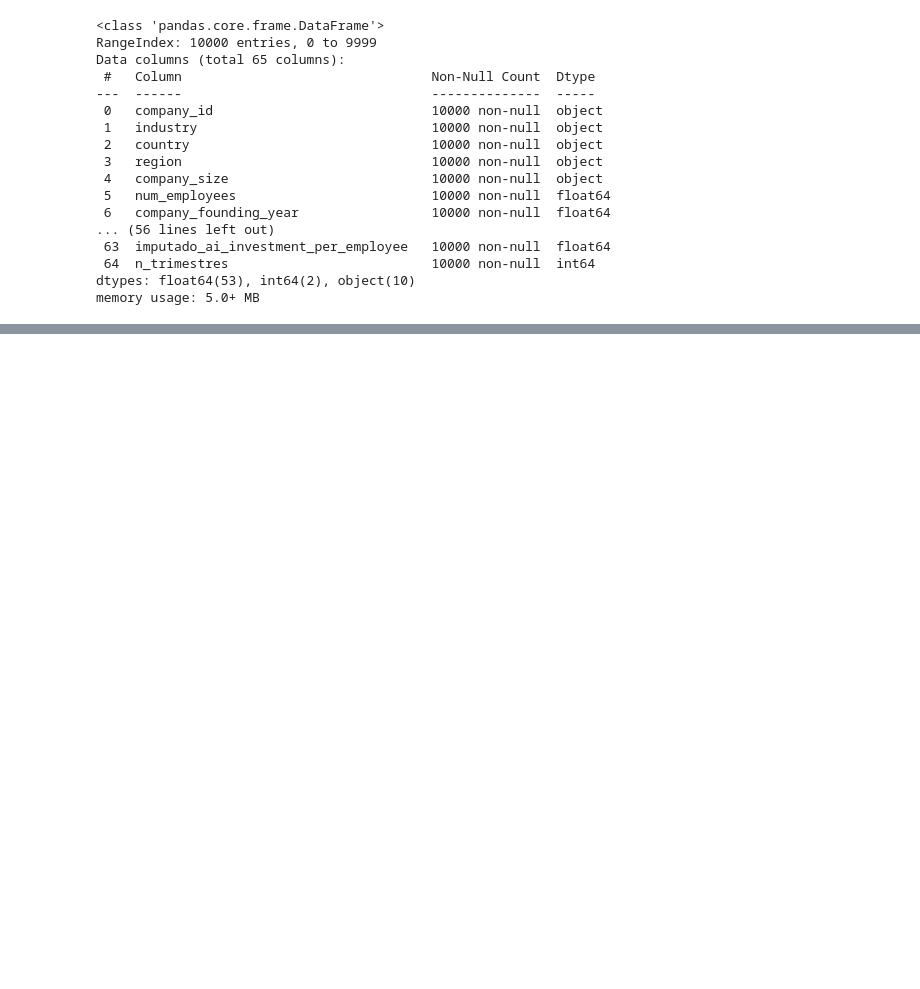
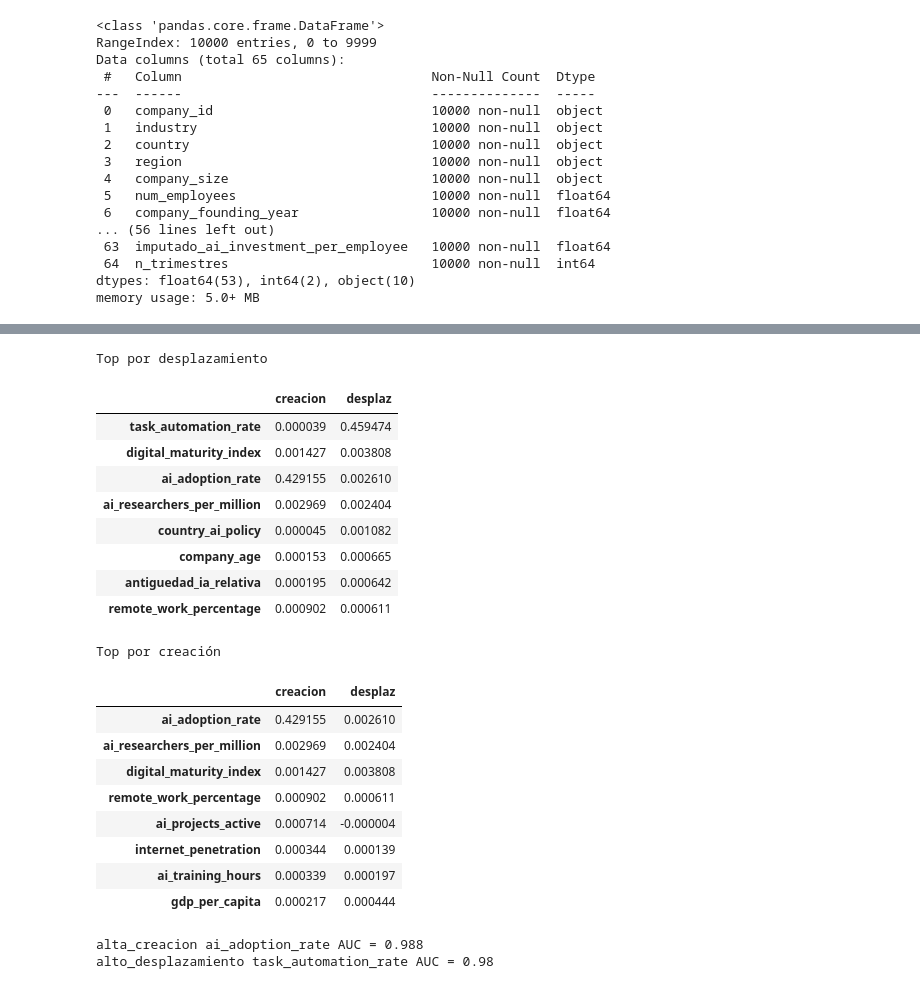
Before and after one commit to Franncippi/Proyecto-mentoria-M09, a Jupyter notebook: notebooks/03_modelado.ipynb, the cells around one changed output, grey strips where cells are left out. Cells and saved outputs as stored; diff of their text form; code cells hidden in the pictures; blank space fills up the shorter version.

```diff
--- a/notebooks/03_modelado.ipynb
+++ b/notebooks/03_modelado.ipynb
@@ -120,0 +472,37 @@ memory usage: 5.0+ MB
+# %%
+# Permutation importance: ordenar por cada target (antes se cortaba según creación)
+imp = pd.concat([pi_cre.rename("creacion"), pi_des.rename("desplaz")], axis=1)
+print("Top por desplazamiento"); display(imp.sort_values("desplaz", ascending=False).head(8))
+print("Top por creación");       display(imp.sort_values("creacion", ascending=False).head(8))
+
+# Modelo mínimo: una sola variable por target (logit sin regularización especial)
+from sklearn.linear_model import LogisticRegression
+for target, var in [("alta_creacion", "ai_adoption_rate"),
+                    ("alto_desplazamiento", "task_automation_rate")]:
+    X, y = empresas[[var]], empresas[target]
+    Xtr, Xte, ytr, yte = train_test_split(X, y, test_size=0.2, stratify=y, random_state=42)
+    m = LogisticRegression().fit(Xtr, ytr)
+    print(target, var, "AUC =", round(roc_auc_score(yte, m.predict_proba(Xte)[:, 1]), 3))
+# %% [output]
+Top por desplazamiento
+|  | creacion | desplaz |
+| task_automation_rate | 0.000039 | 0.459474 |
+| digital_maturity_index | 0.001427 | 0.003808 |
+| ai_adoption_rate | 0.429155 | 0.002610 |
+| ai_researchers_per_million | 0.002969 | 0.002404 |
+| country_ai_policy | 0.000045 | 0.001082 |
+| company_age | 0.000153 | 0.000665 |
+| antiguedad_ia_relativa | 0.000195 | 0.000642 |
+| remote_work_percentage | 0.000902 | 0.000611 |
+Top por creación
+|  | creacion | desplaz |
+| ai_adoption_rate | 0.429155 | 0.002610 |
+| ai_researchers_per_million | 0.002969 | 0.002404 |
+| digital_maturity_index | 0.001427 | 0.003808 |
+| remote_work_percentage | 0.000902 | 0.000611 |
+| ai_projects_active | 0.000714 | -0.000004 |
+| internet_penetration | 0.000344 | 0.000139 |
+| ai_training_hours | 0.000339 | 0.000197 |
+| gdp_per_capita | 0.000217 | 0.000444 |
+alta_creacion ai_adoption_rate AUC = 0.988
+alto_desplazamiento task_automation_rate AUC = 0.98
```
Also changed, not shown: parts of 12 cells of this notebook.
